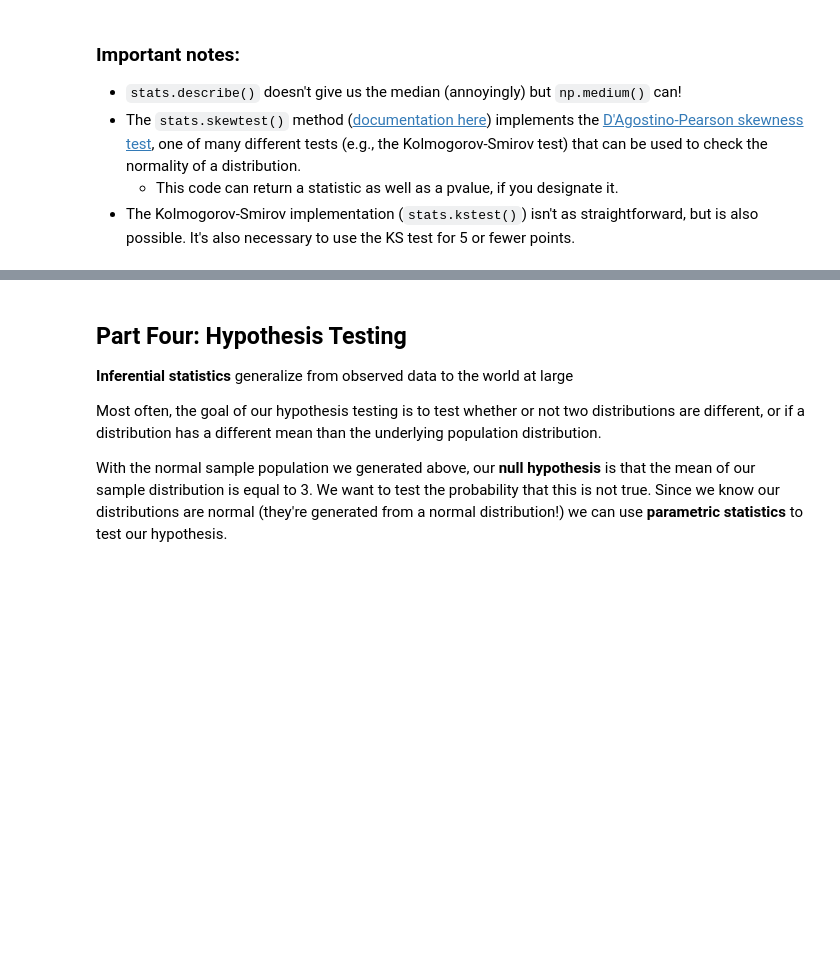
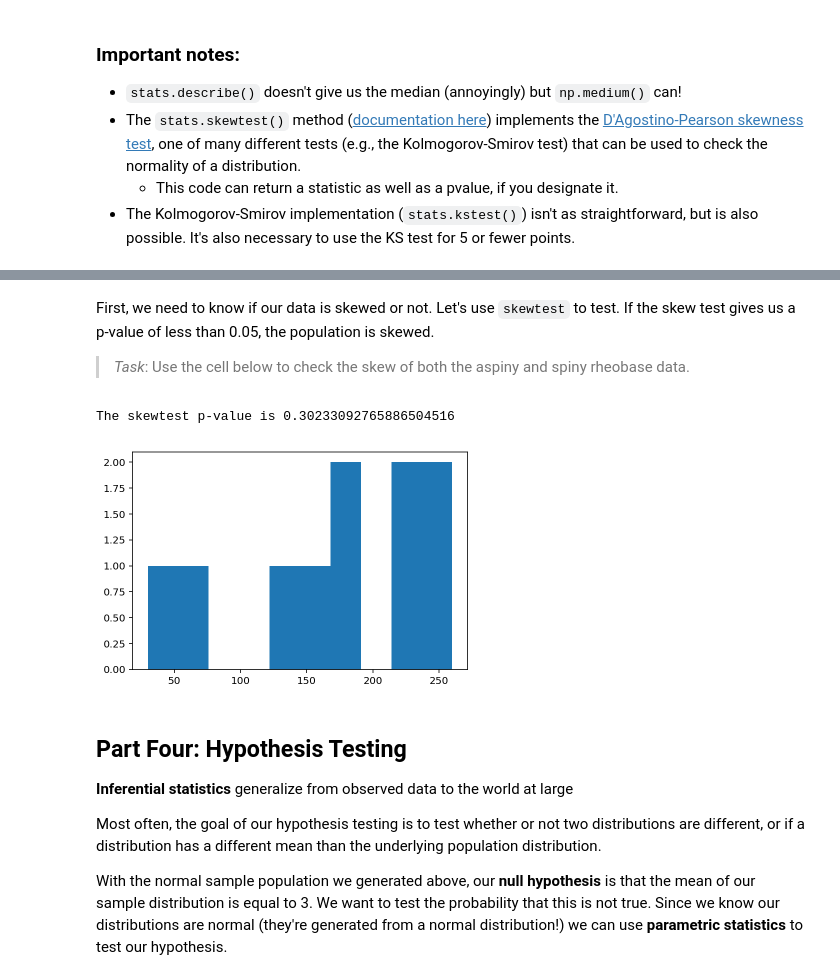
Before and after one commit to BIPN145/Utilities, a Jupyter notebook: Statistics.ipynb, the cells around one changed output, grey strips where cells are left out. Drawn from its saved outputs; the diff is of its cells as text; code cells hidden in the pictures; blank space fills up the shorter version.

Commit message:
add tasks

```diff
--- a/Statistics.ipynb
+++ b/Statistics.ipynb
@@ -162,0 +163,7 @@ kstest(data, n.cdf) # run the ks test
+# %%
+import pandas as pd
+data = pd.read_csv('mouse_cell_metrics.csv')
+spiny_data = data[data['dendrite_type']=='spiny']
+aspiny_data = data[data['dendrite_type']=='aspiny']
+
+spiny_data.head()
@@ -163,3 +177,16 @@ kstest(data, n.cdf) # run the ks test
+# %% [markdown]
+First, we need to know if our data is skewed or not. Let's use `skewtest` to test. If the skew test gives us a p-value of less than 0.05, the population is skewed.
+
+>*Task*: Use the cell below to check the skew of both the aspiny and spiny rheobase data.
+# %%
+sample = spiny_data['rheobase']
+stat,pvalue = stats.skewtest(sample)
+print('The skewtest p-value is ' + '%.20f' % pvalue)
+plt.hist(sample)
+plt.show()
+# %% [output]
+The skewtest p-value is 0.30233092765886504516
+[figure, added]
 # %% [markdown]
 <a id="four"></a>
 ## Part Four: Hypothesis Testing
```
Also changed, not shown: parts of 17 cells of this notebook.
